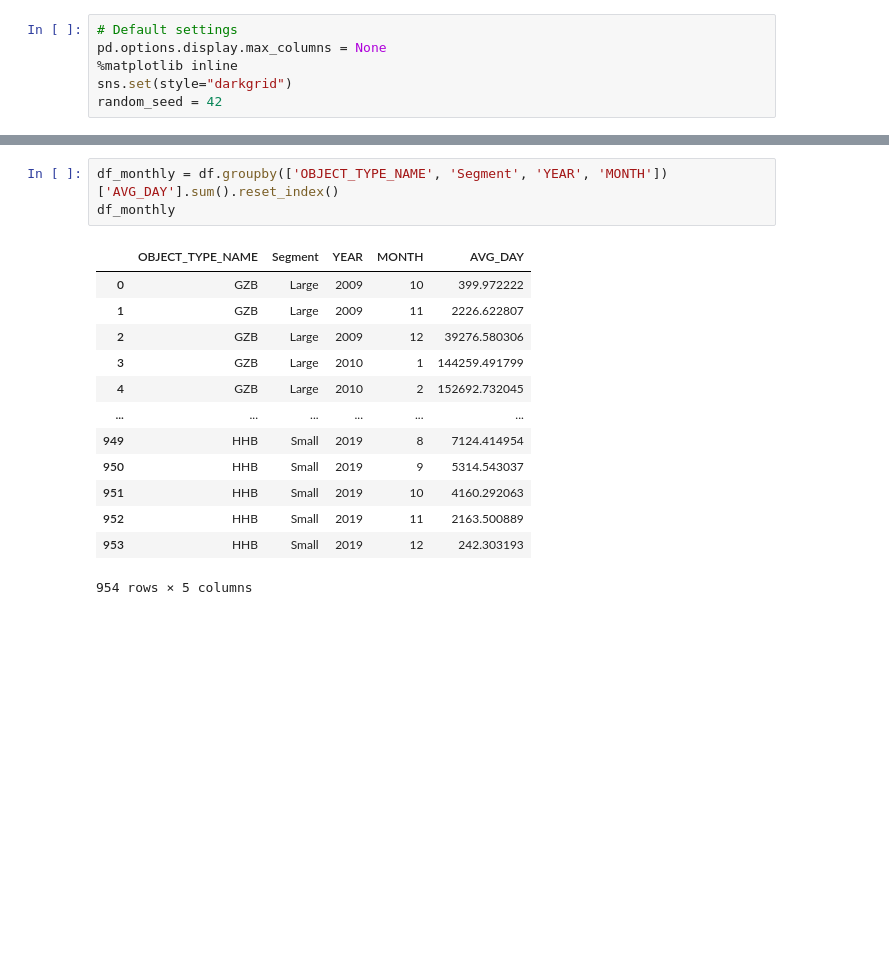
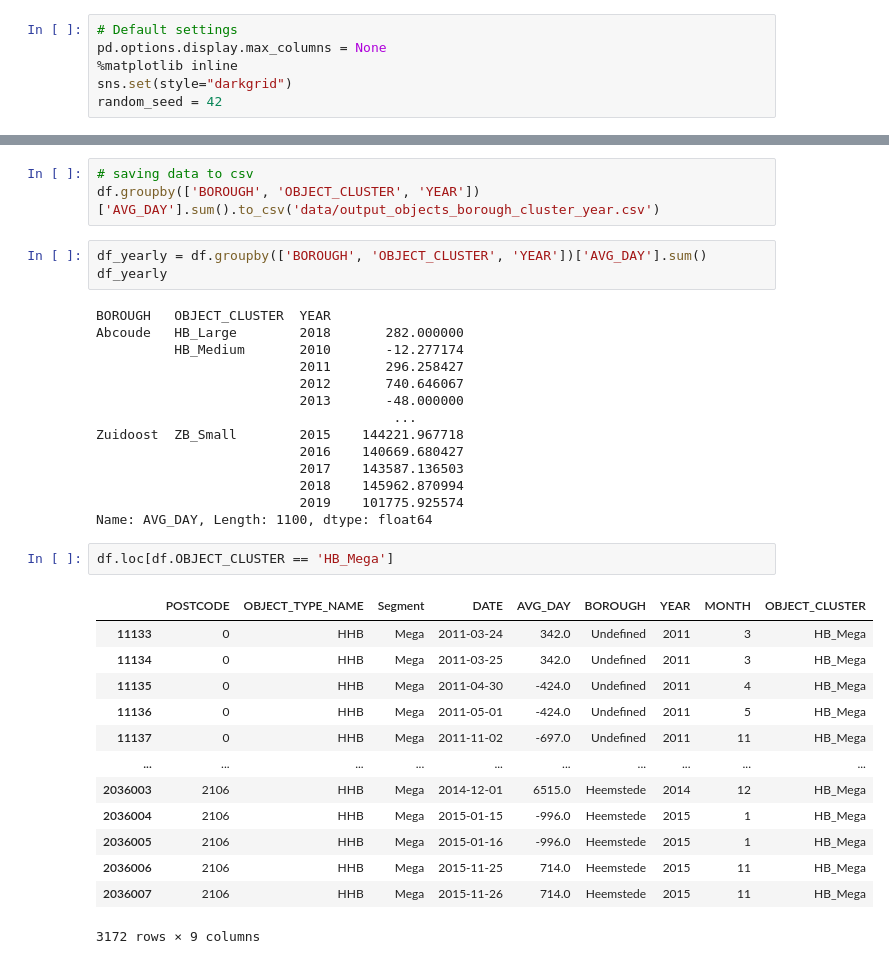
Before and after one commit to benplatten/UvA_DSP_Waternet, a Jupyter notebook: pipelines/customer_segmentation.ipynb, the cells around one changed output, grey strips where cells are left out. Saved outputs shown, nothing was run; the diff lists cells and outputs as text; blank space fills up the shorter version.

```diff
--- a/pipelines/customer_segmentation.ipynb
+++ b/pipelines/customer_segmentation.ipynb
@@ -71,17 +105,36 @@ df.head()
+# %%
+# saving data to csv
+df.groupby(['BOROUGH', 'OBJECT_CLUSTER', 'YEAR'])['AVG_DAY'].sum().to_csv('data/output_objects_borough_cluster_year.csv')
 # %%
-df_monthly = df.groupby(['OBJECT_TYPE_NAME', 'Segment', 'YEAR', 'MONTH'])['AVG_DAY'].sum().reset_index()
-df_monthly
+df_yearly = df.groupby(['BOROUGH', 'OBJECT_CLUSTER', 'YEAR'])['AVG_DAY'].sum()
+df_yearly
 # %% [output]
-|  | OBJECT_TYPE_NAME | Segment | YEAR | MONTH | AVG_DAY |
-| 0 | GZB | Large | 2009 | 10 | 399.972222 |
-| 1 | GZB | Large | 2009 | 11 | 2226.622807 |
-| 2 | GZB | Large | 2009 | 12 | 39276.580306 |
-| 3 | GZB | Large | 2010 | 1 | 144259.491799 |
-| 4 | GZB | Large | 2010 | 2 | 152692.732045 |
-| ... | ... | ... | ... | ... | ... |
-| 949 | HHB | Small | 2019 | 8 | 7124.414954 |
-| 950 | HHB | Small | 2019 | 9 | 5314.543037 |
-| 951 | HHB | Small | 2019 | 10 | 4160.292063 |
-| 952 | HHB | Small | 2019 | 11 | 2163.500889 |
-| 953 | HHB | Small | 2019 | 12 | 242.303193 |
-954 rows × 5 columns
+BOROUGH   OBJECT_CLUSTER  YEAR
+Abcoude   HB_Large        2018       282.000000
+          HB_Medium       2010       -12.277174
+                          2011       296.258427
+                          2012       740.646067
+                          2013       -48.000000
+                                      ...
+Zuidoost  ZB_Small        2015    144221.967718
+                          2016    140669.680427
+                          2017    143587.136503
+                          2018    145962.870994
+                          2019    101775.925574
+Name: AVG_DAY, Length: 1100, dtype: float64
+# %%
+df.loc[df.OBJECT_CLUSTER == 'HB_Mega']
+# %% [output]
+|  | POSTCODE | OBJECT_TYPE_NAME | Segment | DATE | AVG_DAY | BOROUGH | YEAR | MONTH | OBJECT_CLUSTER |
+| 11133 | 0 | HHB | Mega | 2011-03-24 | 342.0 | Undefined | 2011 | 3 | HB_Mega |
+| 11134 | 0 | HHB | Mega | 2011-03-25 | 342.0 | Undefined | 2011 | 3 | HB_Mega |
+| 11135 | 0 | HHB | Mega | 2011-04-30 | -424.0 | Undefined | 2011 | 4 | HB_Mega |
+| 11136 | 0 | HHB | Mega | 2011-05-01 | -424.0 | Undefined | 2011 | 5 | HB_Mega |
+| 11137 | 0 | HHB | Mega | 2011-11-02 | -697.0 | Undefined | 2011 | 11 | HB_Mega |
+| ... | ... | ... | ... | ... | ... | ... | ... | ... | ... |
+| 2036003 | 2106 | HHB | Mega | 2014-12-01 | 6515.0 | Heemstede | 2014 | 12 | HB_Mega |
+| 2036004 | 2106 | HHB | Mega | 2015-01-15 | -996.0 | Heemstede | 2015 | 1 | HB_Mega |
+| 2036005 | 2106 | HHB | Mega | 2015-01-16 | -996.0 | Heemstede | 2015 | 1 | HB_Mega |
+| 2036006 | 2106 | HHB | Mega | 2015-11-25 | 714.0 | Heemstede | 2015 | 11 | HB_Mega |
+| 2036007 | 2106 | HHB | Mega | 2015-11-26 | 714.0 | Heemstede | 2015 | 11 | HB_Mega |
+3172 rows × 9 columns
```
Also changed, not shown: parts of 13 cells of this notebook.
